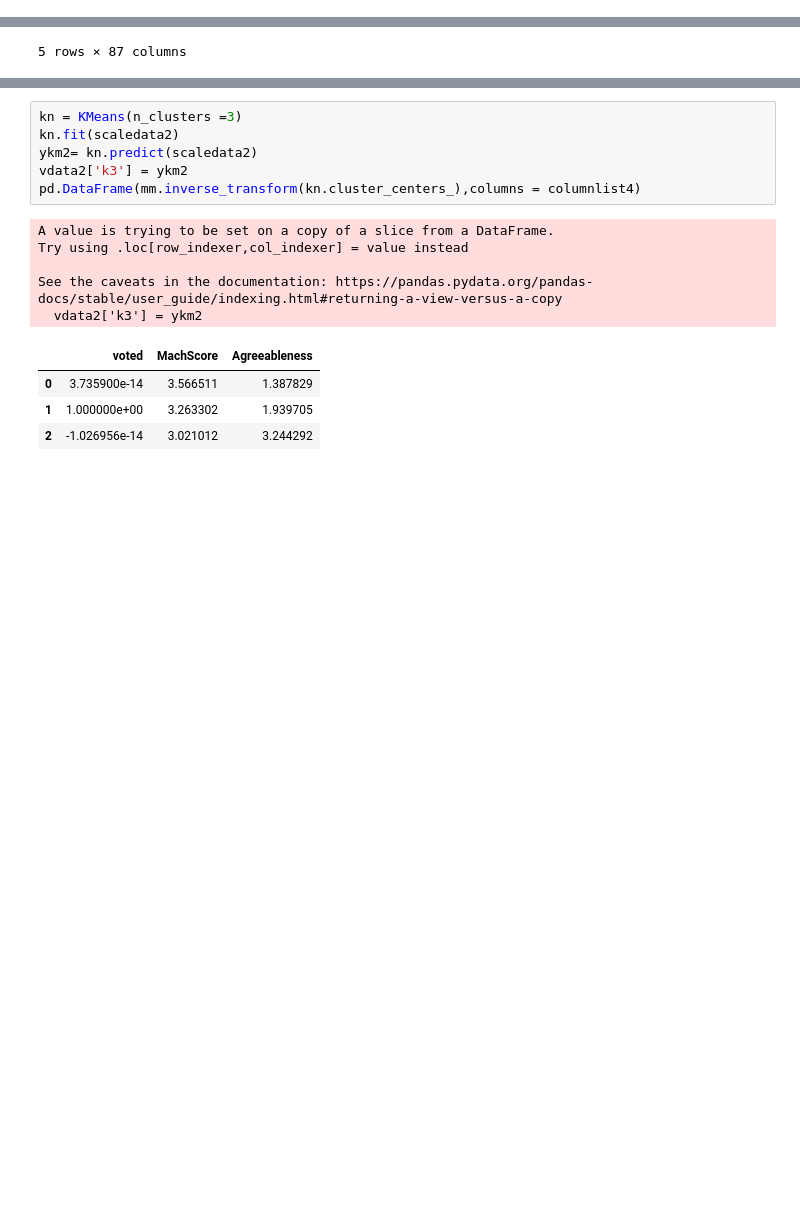
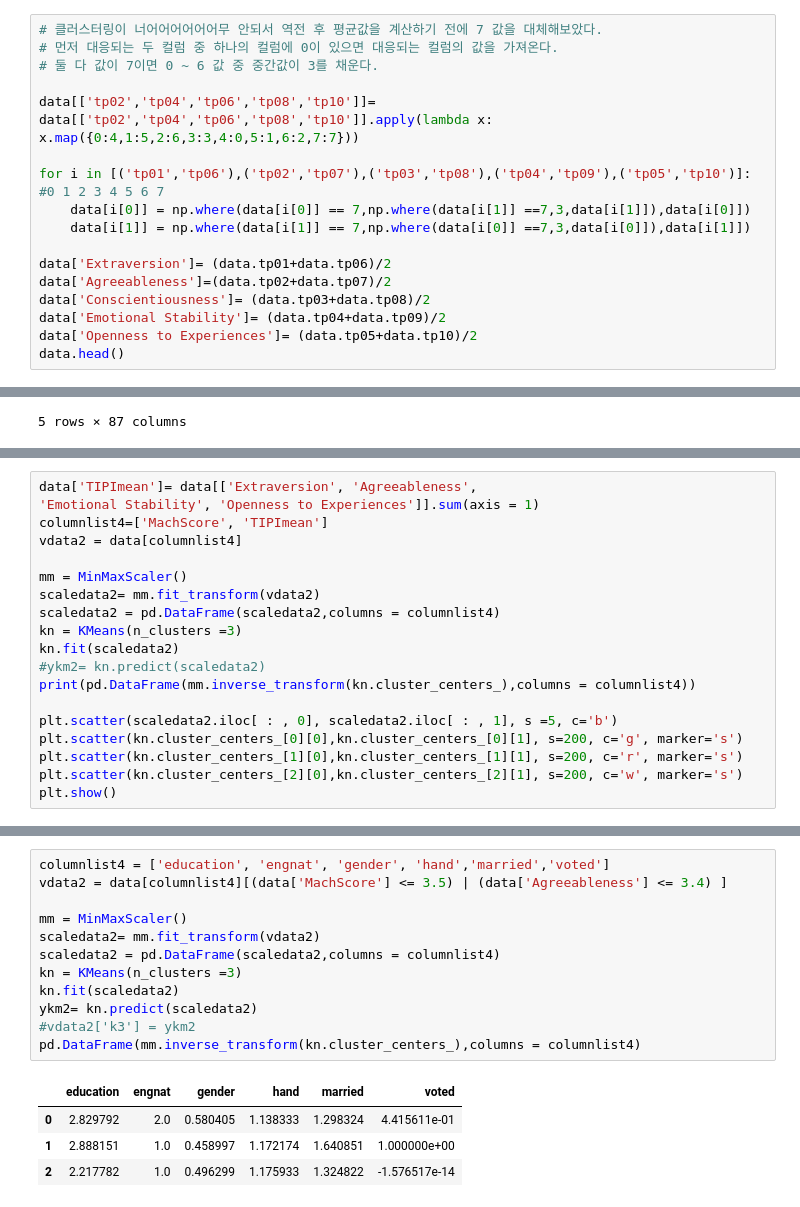
Before and after one commit to ineed-coffee/vote_prediction_from_Machiavellism_test, a Jupyter notebook: EDA/PoC/Clustering.ipynb, the cells around one changed output, grey strips where cells are left out. Drawn from its saved outputs; the diff is of its cells as text; blank space fills up the shorter version.

```diff
--- a/EDA/PoC/Clustering.ipynb
+++ b/EDA/PoC/Clustering.ipynb
@@ -61,0 +54,17 @@ data['Openness to Experiences']=(data.tp05+data.tp10)/2
+# %%
+# 클러스터링이 너어어어어어어무 안되서 역전 후 평균값을 계산하기 전에 7 값을 대체해보았다.
+# 먼저 대응되는 두 컬럼 중 하나의 컬럼에 0이 있으면 대응되는 컬럼의 값을 가져온다.
+# 둘 다 값이 7이면 0 ~ 6 값 중 중간값이 3를 채운다.
+
+data[['tp02','tp04','tp06','tp08','tp10']]= data[['tp02','tp04','tp06','tp08','tp10']].apply(lambda x: x.map({0:4,1:5,2:6,3:3,4:0,5:1,6:2,7:7}))
+
+for i in [('tp01','tp06'),('tp02','tp07'),('tp03','tp08'),('tp04','tp09'),('tp05','tp10')]: #0 1 2 3 4 5 6 7
+    data[i[0]] = np.where(data[i[0]] == 7,np.where(data[i[1]] ==7,3,data[i[1]]),data[i[0]])
+    data[i[1]] = np.where(data[i[1]] == 7,np.where(data[i[0]] ==7,3,data[i[0]]),data[i[1]])
+
+data['Extraversion']= (data.tp01+data.tp06)/2
+data['Agreeableness']=(data.tp02+data.tp07)/2
+data['Conscientiousness']= (data.tp03+data.tp08)/2
+data['Emotional Stability']= (data.tp04+data.tp09)/2
+data['Openness to Experiences']= (data.tp05+data.tp10)/2
+data.head()
@@ -322,0 +362,19 @@ plt.show()
+# %%
+data['TIPImean']= data[['Extraversion', 'Agreeableness',
+'Emotional Stability', 'Openness to Experiences']].sum(axis = 1)
+columnlist4=['MachScore', 'TIPImean']
+vdata2 = data[columnlist4]
+
+mm = MinMaxScaler()
+scaledata2= mm.fit_transform(vdata2)
+scaledata2 = pd.DataFrame(scaledata2,columns = columnlist4)
+kn = KMeans(n_clusters =3)
+kn.fit(scaledata2)
+#ykm2= kn.predict(scaledata2)
+print(pd.DataFrame(mm.inverse_transform(kn.cluster_centers_),columns = columnlist4))
+
+plt.scatter(scaledata2.iloc[ : , 0], scaledata2.iloc[ : , 1], s =5, c='b')
+plt.scatter(kn.cluster_centers_[0][0],kn.cluster_centers_[0][1], s=200, c='g', marker='s')
+plt.scatter(kn.cluster_centers_[1][0],kn.cluster_centers_[1][1], s=200, c='r', marker='s')
+plt.scatter(kn.cluster_centers_[2][0],kn.cluster_centers_[2][1], s=200, c='w', marker='s')
+plt.show()
@@ -372,16 +628,17 @@ plt.show()
 # %%
+columnlist4 = ['education', 'engnat', 'gender', 'hand','married','voted']
+vdata2 = data[columnlist4][(data['MachScore'] <= 3.5) | (data['Agreeableness'] <= 3.4) ]
+
+mm = MinMaxScaler()
+scaledata2= mm.fit_transform(vdata2)
+scaledata2 = pd.DataFrame(scaledata2,columns = columnlist4)
 kn = KMeans(n_clusters =3)
 kn.fit(scaledata2)
 ykm2= kn.predict(scaledata2)
-vdata2['k3'] = ykm2
+#vdata2['k3'] = ykm2
 pd.DataFrame(mm.inverse_transform(kn.cluster_centers_),columns = columnlist4)
 # %% [output]
-A value is trying to be set on a copy of a slice from a DataFrame.
-Try using .loc[row_indexer,col_indexer] = value instead
-
-See the caveats in the documentation: https://pandas.pydata.org/pandas-docs/stable/user_guide/indexing.html#returning-a-view-versus-a-copy
-  vdata2['k3'] = ykm2
-|  | voted | MachScore | Agreeableness |
-| 0 | 3.735900e-14 | 3.566511 | 1.387829 |
-| 1 | 1.000000e+00 | 3.263302 | 1.939705 |
-| 2 | -1.026956e-14 | 3.021012 | 3.244292 |
+|  | education | engnat | gender | hand | married | voted |
+| 0 | 2.829792 | 2.0 | 0.580405 | 1.138333 | 1.298324 | 4.415611e-01 |
+| 1 | 2.888151 | 1.0 | 0.458997 | 1.172174 | 1.640851 | 1.000000e+00 |
+| 2 | 2.217782 | 1.0 | 0.496299 | 1.175933 | 1.324822 | -1.576517e-14 |
```
Also changed, not shown: parts of 51 cells of this notebook.
